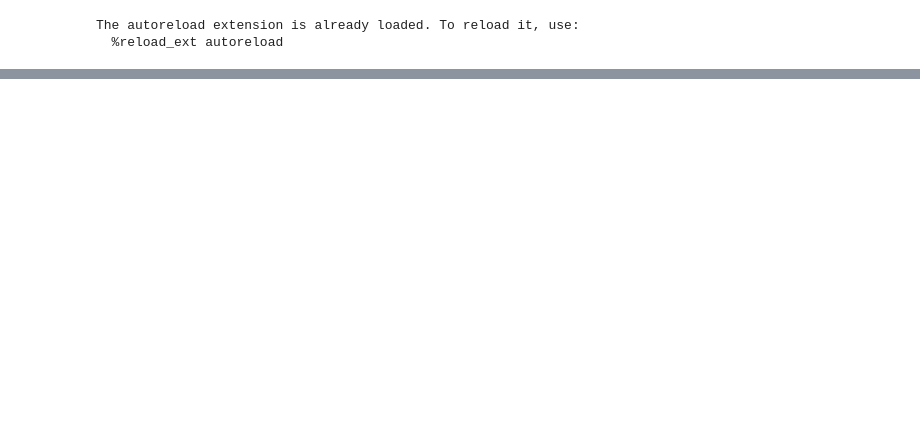
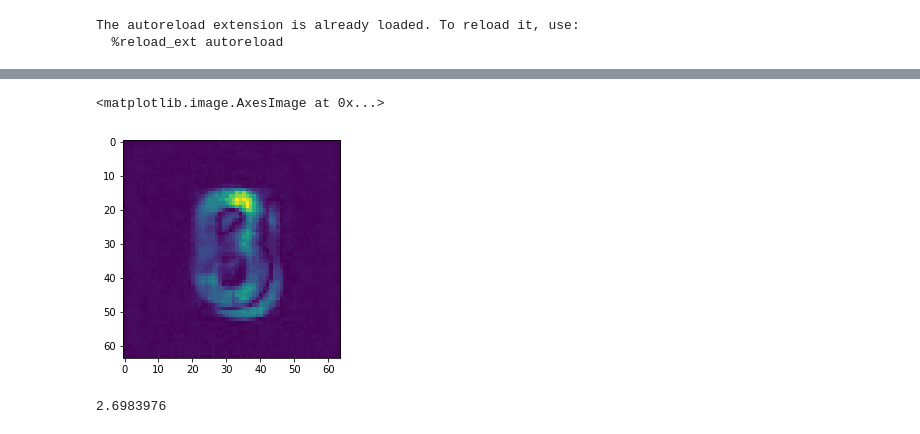
Before and after one commit to rickconci/OcclusionInference, a Jupyter notebook: Architectures/VAEs/VAE_trials.ipynb, the cells around one changed output, grey strips where cells are left out. Cells and saved outputs as stored; diff of their text form; code cells hidden in the pictures; blank space fills up the shorter version.

```diff
--- a/Architectures/VAEs/VAE_trials.ipynb
+++ b/Architectures/VAEs/VAE_trials.ipynb
@@ -75,0 +114,10 @@ Image('sample_image.png')
+# %%
+sample = abs(test_recon[0].detach().numpy())
+plt.imshow(sample[0,:,:])
+# %% [output]
+<matplotlib.image.AxesImage at 0x...>
+[figure, added]
+# %%
+sample.max()
+# %% [output]
+2.6983976
```
Also changed, not shown: parts of 13 cells of this notebook, 10 other files.
